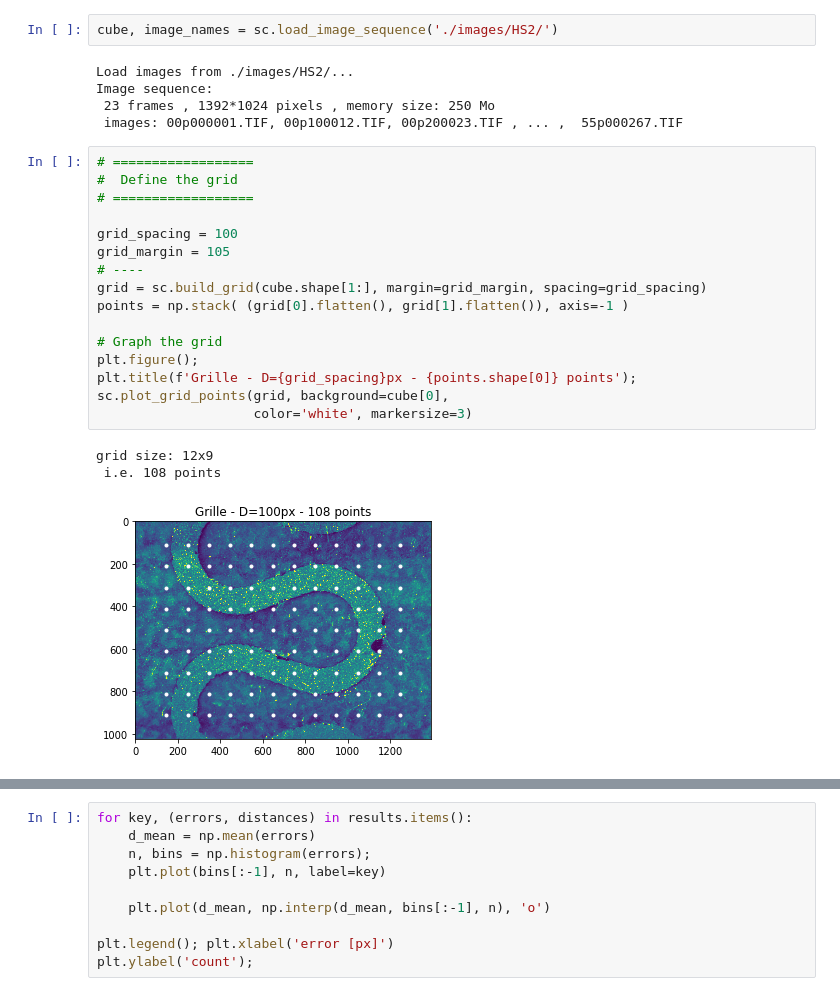
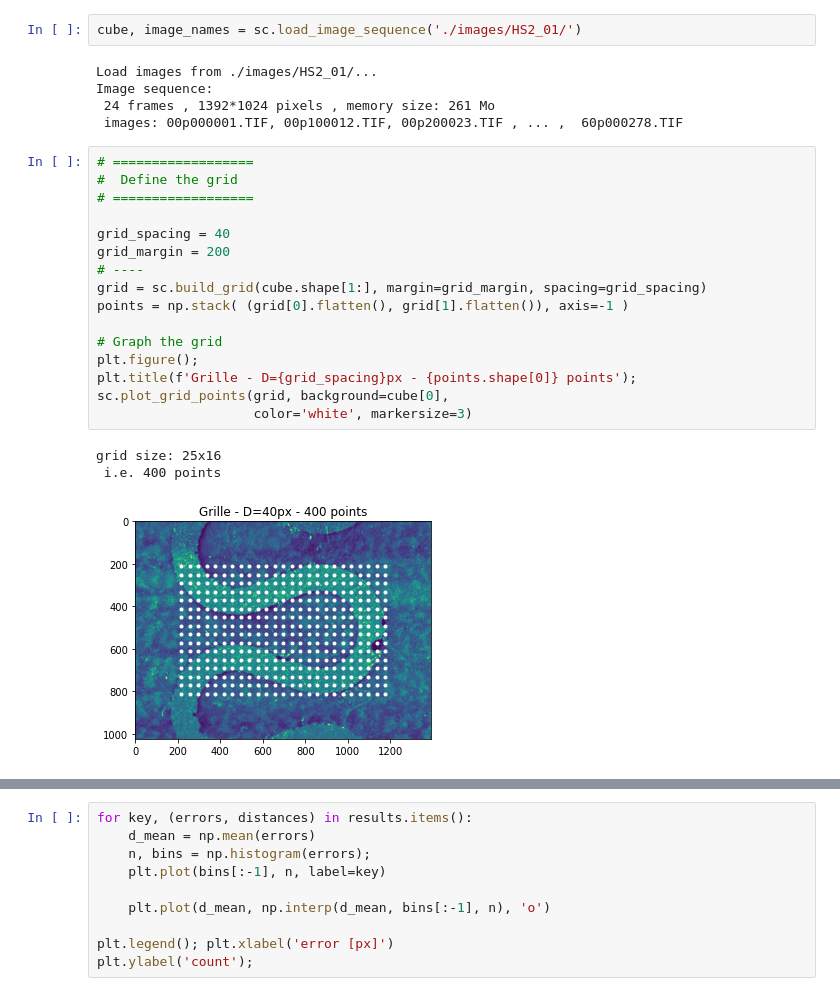
Before and after one commit to xdze2/stretchablecorr, a Jupyter notebook: error_evaluation.ipynb, the cells around one changed output, grey strips where cells are left out. Saved outputs shown, nothing was run; the diff lists cells and outputs as text.

```diff
--- a/error_evaluation.ipynb
+++ b/error_evaluation.ipynb
@@ -11,30 +12,30 @@ Warning: scikit-image not up-to-date
 # %%
-cube, image_names = sc.load_image_sequence('./images/HS2/')
+cube, image_names = sc.load_image_sequence('./images/HS2_01/')
 # %% [output]
-Load images from ./images/HS2/...
+Load images from ./images/HS2_01/...
 Image sequence:
- 23 frames , 1392*1024 pixels , memory size: 250 Mo
- images: 00p000001.TIF, 00p100012.TIF, 00p200023.TIF , ... ,  55p000267.TIF
+ 24 frames , 1392*1024 pixels , memory size: 261 Mo
+ images: 00p000001.TIF, 00p100012.TIF, 00p200023.TIF , ... ,  60p000278.TIF
 # %%
 # ==================
 #  Define the grid
 # ==================
 
-grid_spacing = 100
-grid_margin = 105
+grid_spacing = 40
+grid_margin = 200
 # ----
 grid = sc.build_grid(cube.shape[1:], margin=grid_margin, spacing=grid_spacing)
 points = np.stack( (grid[0].flatten(), grid[1].flatten()), axis=-1 )
 
 # Graph the grid
 plt.figure();
 plt.title(f'Grille - D={grid_spacing}px - {points.shape[0]} points');
 sc.plot_grid_points(grid, background=cube[0],
                     color='white', markersize=3)
 # %% [output]
-grid size: 12x9
- i.e. 108 points
+grid size: 25x16
+ i.e. 400 points
-[figure, old version]
+[figure, new version]
 # %%
 def _triangulate_xy(I, J, K, xy, params):
 
```
Also changed, not shown: parts of 33 cells of this notebook, 5 other files.
